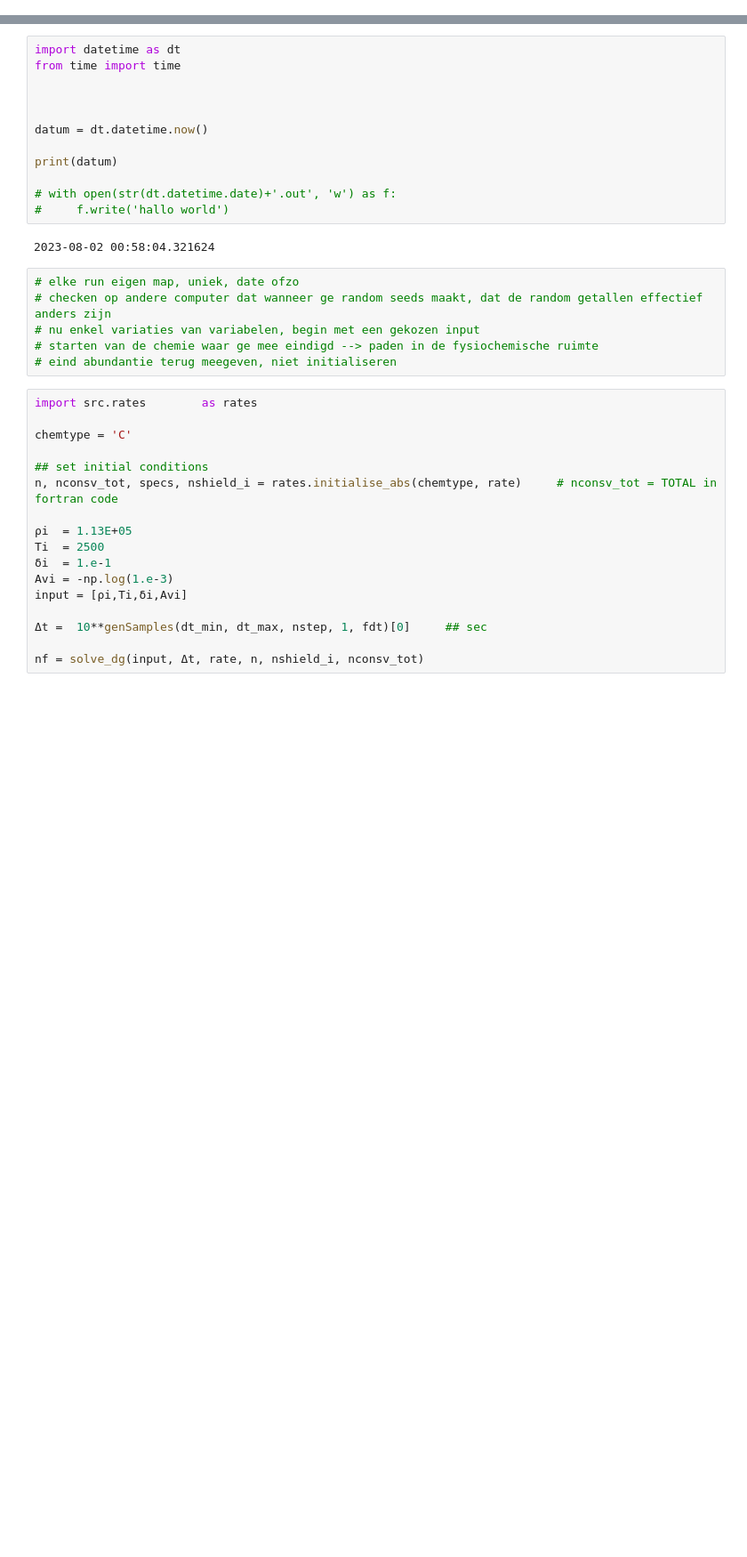
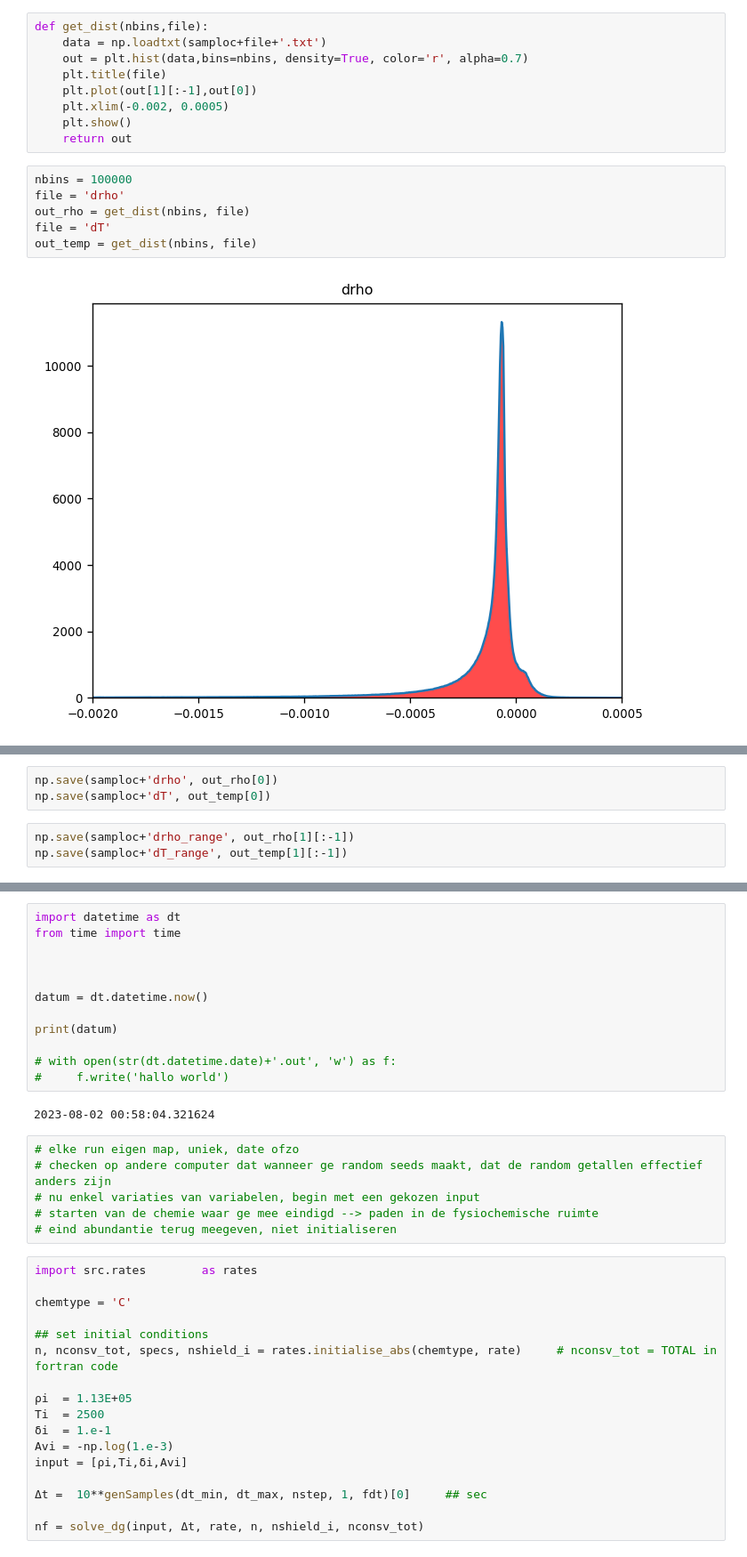
Before and after one commit to silkemaes/ChemPy, a Jupyter notebook: data_generation.ipynb, the cells around one changed output, grey strips where cells are left out. Shown at 89% size. Saved outputs shown, nothing was run; the diff lists cells and outputs as text; blank space fills up the shorter version.

```diff
--- a/data_generation.ipynb
+++ b/data_generation.ipynb
@@ -22,0 +25,17 @@ outloc = '/lhome/silkem/ChemTorch/ChemTorch/out/'
+# %%
+def get_dist(nbins,file):
+    data = np.loadtxt(samploc+file+'.txt')
+    out = plt.hist(data,bins=nbins, density=True, color='r', alpha=0.7)
+    plt.title(file)
+    plt.plot(out[1][:-1],out[0])
+    plt.xlim(-0.002, 0.0005)
+    plt.show()
+    return out
+# %%
+nbins = 100000
+file = 'drho'
+out_rho = get_dist(nbins, file)
+file = 'dT'
+out_temp = get_dist(nbins, file)
+# %% [output]
+[figure, added]
@@ -22,0 +43,6 @@ outloc = '/lhome/silkem/ChemTorch/ChemTorch/out/'
+# %%
+np.save(samploc+'drho', out_rho[0])
+np.save(samploc+'dT', out_temp[0])
+# %%
+np.save(samploc+'drho_range', out_rho[1][:-1])
+np.save(samploc+'dT_range', out_temp[1][:-1])
```
Also changed, not shown: parts of 9 cells of this notebook, 5 other files.
